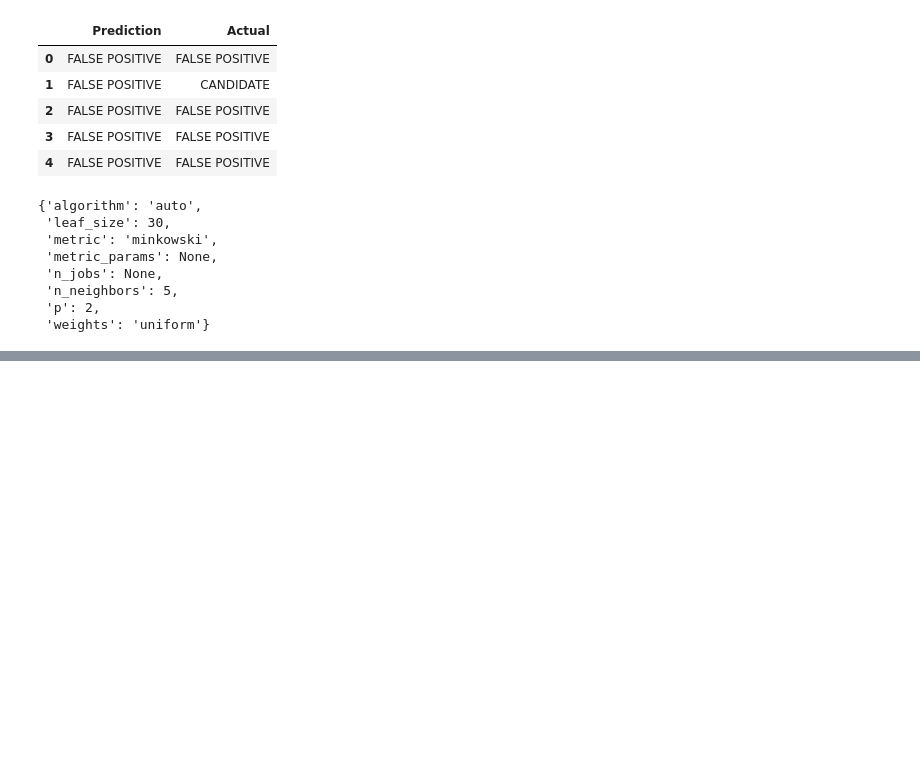
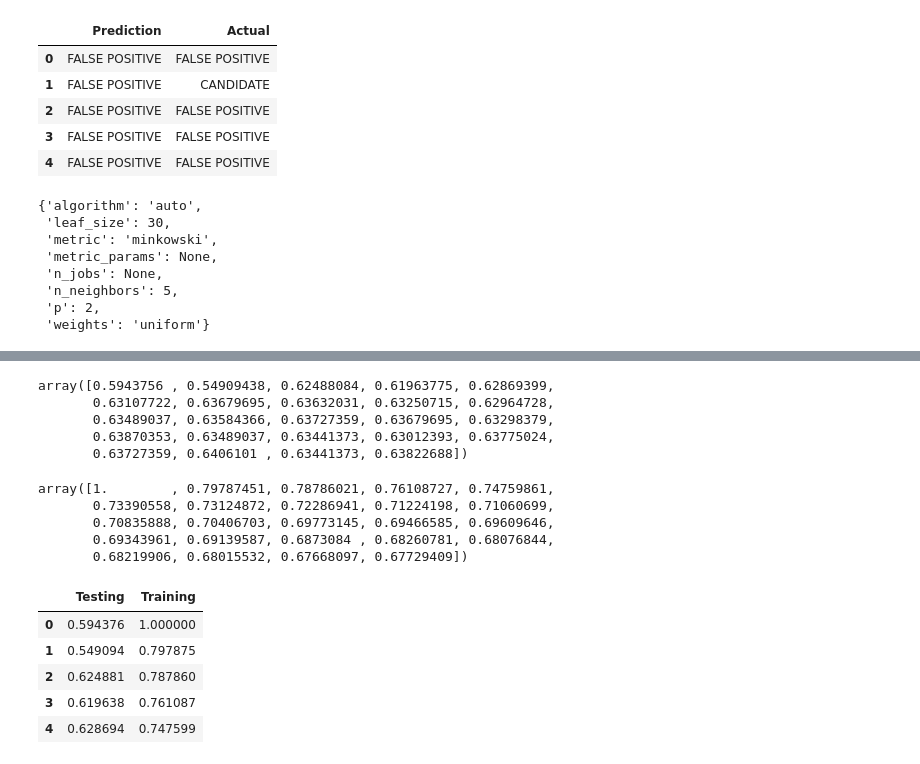
Before and after one commit to RaulMaya/Kepler-Telescope-Search, a Jupyter notebook: models/k_nearest_neighbors/knn_model.ipynb, the cells around one changed output, grey strips where cells are left out. Cells and saved outputs as stored; diff of their text form; code cells hidden in the pictures; blank space fills up the shorter version.

```diff
--- a/models/k_nearest_neighbors/knn_model.ipynb
+++ b/models/k_nearest_neighbors/knn_model.ipynb
@@ -135,7 +135,7 @@ parameters = {'knn__n_neighbors': np.arange(1,25)}
 X_train, X_test, y_train, y_test = train_test_split(features, target, test_size = 0.3, random_state = 42)
 # %%
 from sklearn.model_selection import GridSearchCV
-knn_cv = GridSearchCV(pipeline, param_grid = parameters, cv = 8)
+knn_cv = GridSearchCV(pipeline, param_grid = parameters, cv = 5)
 # %%
 knn_cv.fit(X_train, y_train)
 # %% [output]
@@ -147,0 +168,10 @@ GridSearchCV(cv=8,
+# %%
+neighbors = np.arange(1,25)
+train_accurancy = np.empty(len(neighbors))
+testing_accurancy = np.empty(len(neighbors))
+
+for index, v in enumerate(neighbors):
+    knn = KNeighborsClassifier(n_neighbors = v)
+    knn.fit(X_train, y_train)
+    train_accurancy[index] = knn.score(X_train, y_train)
+    testing_accurancy[index] = knn.score(X_test, y_test)
@@ -147,0 +198,27 @@ GridSearchCV(cv=8,
+# %%
+testing_accurancy
+# %% [output]
+array([0.5943756 , 0.54909438, 0.62488084, 0.61963775, 0.62869399,
+       0.63107722, 0.63679695, 0.63632031, 0.63250715, 0.62964728,
+       0.63489037, 0.63584366, 0.63727359, 0.63679695, 0.63298379,
+       0.63870353, 0.63489037, 0.63441373, 0.63012393, 0.63775024,
+       0.63727359, 0.6406101 , 0.63441373, 0.63822688])
+# %%
+train_accurancy
+# %% [output]
+array([1.        , 0.79787451, 0.78786021, 0.76108727, 0.74759861,
+       0.73390558, 0.73124872, 0.72286941, 0.71224198, 0.71060699,
+       0.70835888, 0.70406703, 0.69773145, 0.69466585, 0.69609646,
+       0.69343961, 0.69139587, 0.6873084 , 0.68260781, 0.68076844,
+       0.68219906, 0.68015532, 0.67668097, 0.67729409])
+# %%
+df = pd.DataFrame({'Testing':list(testing_accurancy), 'Training':list(train_accurancy)})
+# %%
+df.head()
+# %% [output]
+|  | Testing | Training |
+| 0 | 0.594376 | 1.000000 |
+| 1 | 0.549094 | 0.797875 |
+| 2 | 0.624881 | 0.787860 |
+| 3 | 0.619638 | 0.761087 |
+| 4 | 0.628694 | 0.747599 |
```
Also changed, not shown: parts of 7 cells of this notebook.
